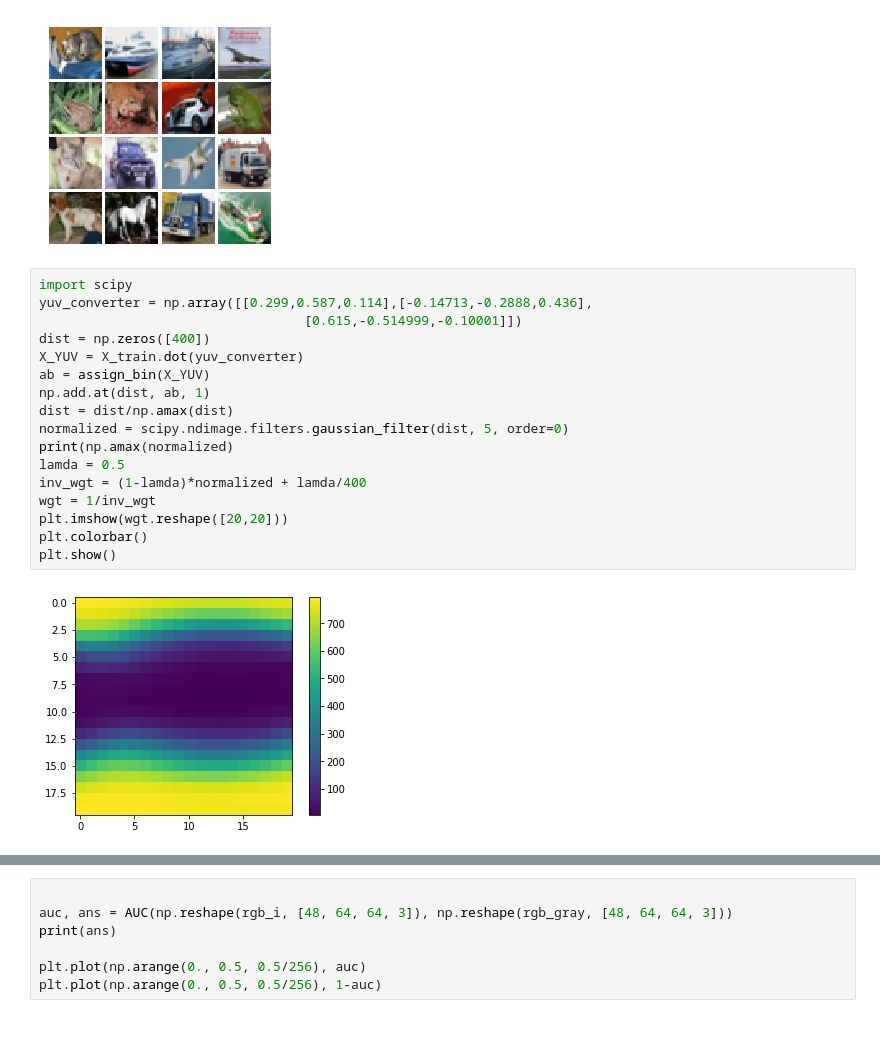
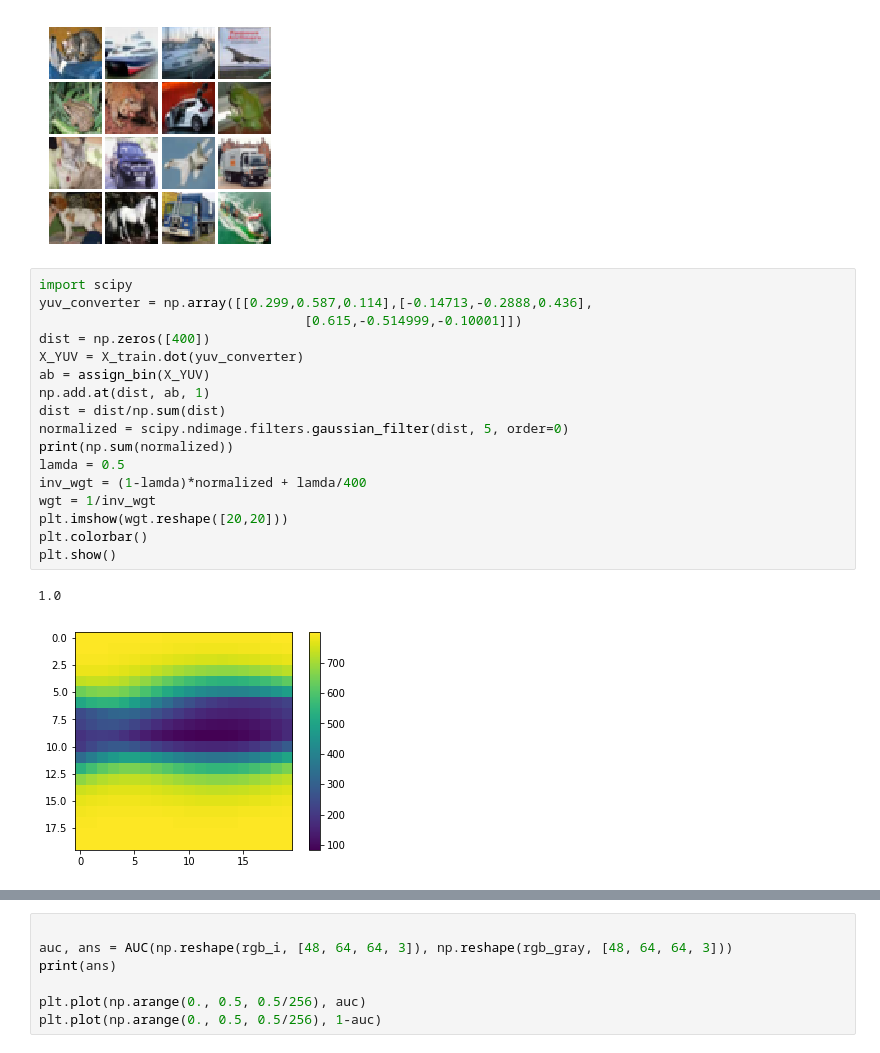
Before and after one commit to sanyammehra/AutoColor, a Jupyter notebook: src/UsingTrainedModel-classification.ipynb, the cells around one changed output, grey strips where cells are left out. Saved outputs shown, nothing was run; the diff lists cells and outputs as text.

```diff
--- a/src/UsingTrainedModel-classification.ipynb
+++ b/src/UsingTrainedModel-classification.ipynb
@@ -76,22 +76,23 @@ Test data shape:  (10000, 32, 32, 3)
 # %%
 import scipy
 yuv_converter = np.array([[0.299,0.587,0.114],[-0.14713,-0.2888,0.436],
                                   [0.615,-0.514999,-0.10001]])
 dist = np.zeros([400])
 X_YUV = X_train.dot(yuv_converter)
 ab = assign_bin(X_YUV)
 np.add.at(dist, ab, 1)
-dist = dist/np.amax(dist)
+dist = dist/np.sum(dist)
 normalized = scipy.ndimage.filters.gaussian_filter(dist, 5, order=0)
-print(np.amax(normalized)
+print(np.sum(normalized))
 lamda = 0.5
 inv_wgt = (1-lamda)*normalized + lamda/400
 wgt = 1/inv_wgt
 plt.imshow(wgt.reshape([20,20]))
 plt.colorbar()
 plt.show()
 # %% [output]
+1.0
-[figure, old version]
+[figure, new version]
 # %%
 from skimage import img_as_float
 
```
Also changed, not shown: parts of 1 cell of this notebook, 1 other file.
